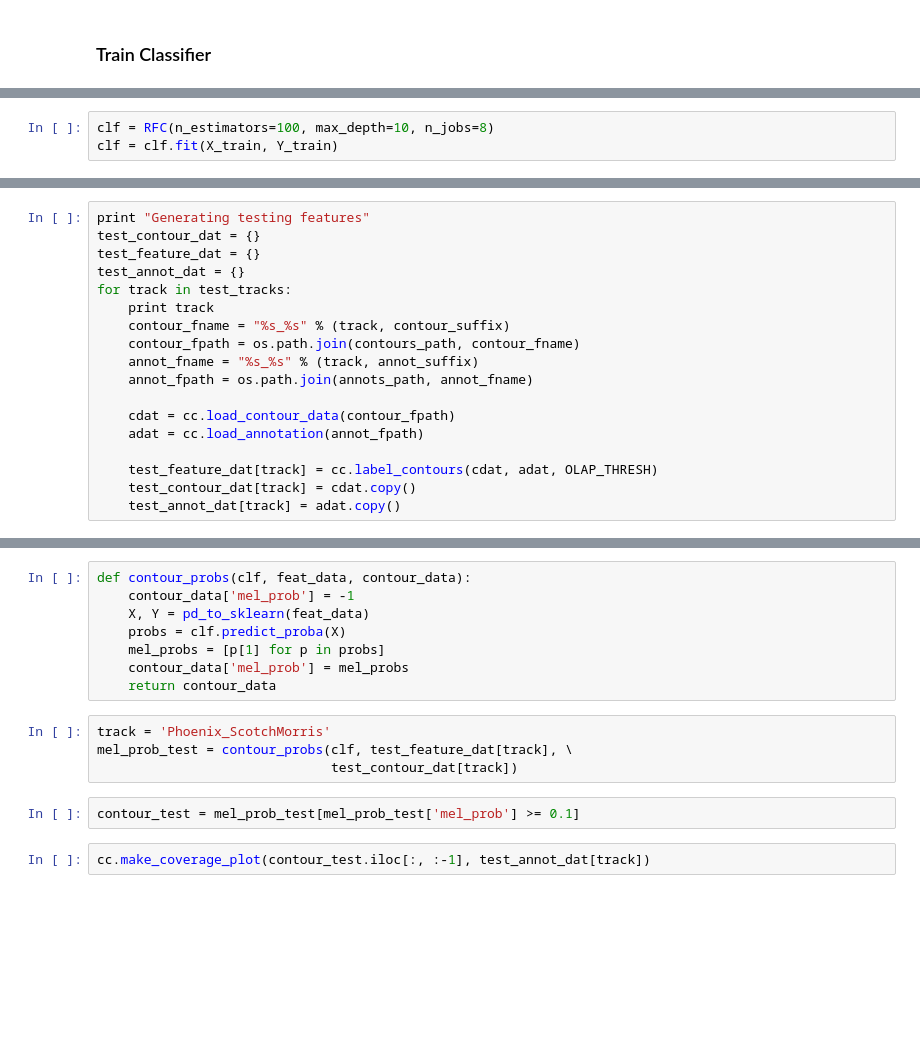
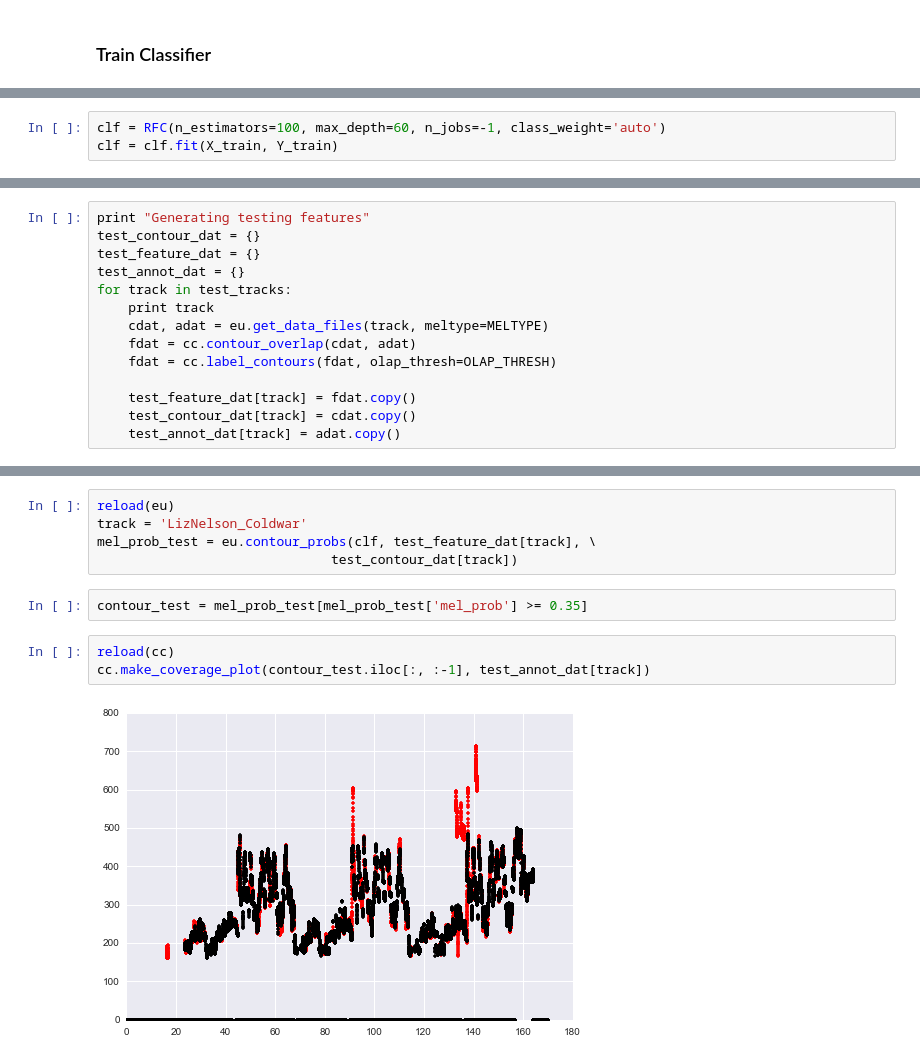
Before and after one commit to rabitt/contour_classification, a Jupyter notebook: contour_training.ipynb, the cells around one changed output, grey strips where cells are left out. Drawn from its saved outputs; the diff is of its cells as text; blank space fills up the shorter version.

```diff
--- a/contour_training.ipynb
+++ b/contour_training.ipynb
@@ -140,5 +254,5 @@ print x[np.argmax(y)]
 # %%
-clf = RFC(n_estimators=100, max_depth=10, n_jobs=8)
+clf = RFC(n_estimators=100, max_depth=60, n_jobs=-1, class_weight='auto')
 clf = clf.fit(X_train, Y_train)
 # %%
 print "Train accuracy: %s" % clf.score(X_train, Y_train)
@@ -150,14 +280,10 @@ test_feature_dat = {}
 test_annot_dat = {}
 for track in test_tracks:
     print track
-    contour_fname = "%s_%s" % (track, contour_suffix)
-    contour_fpath = os.path.join(contours_path, contour_fname)
-    annot_fname = "%s_%s" % (track, annot_suffix)
-    annot_fpath = os.path.join(annots_path, annot_fname)
+    cdat, adat = eu.get_data_files(track, meltype=MELTYPE)
+    fdat = cc.contour_overlap(cdat, adat)
+    fdat = cc.label_contours(fdat, olap_thresh=OLAP_THRESH)
 
-    cdat = cc.load_contour_data(contour_fpath)
-    adat = cc.load_annotation(annot_fpath)
-
-    test_feature_dat[track] = cc.label_contours(cdat, adat, OLAP_THRESH)
+    test_feature_dat[track] = fdat.copy()
     test_contour_dat[track] = cdat.copy()
     test_annot_dat[track] = adat.copy()
@@ -164,16 +308,12 @@ for track in test_tracks:
-# %%
-def contour_probs(clf, feat_data, contour_data):
-    contour_data['mel_prob'] = -1
-    X, Y = pd_to_sklearn(feat_data)
-    probs = clf.predict_proba(X)
-    mel_probs = [p[1] for p in probs]
-    contour_data['mel_prob'] = mel_probs
-    return contour_data
 # %%
-track = 'Phoenix_ScotchMorris'
-mel_prob_test = contour_probs(clf, test_feature_dat[track], \
+reload(eu)
+track = 'LizNelson_Coldwar'
+mel_prob_test = eu.contour_probs(clf, test_feature_dat[track], \
                               test_contour_dat[track])
 # %%
-contour_test = mel_prob_test[mel_prob_test['mel_prob'] >= 0.1]
+contour_test = mel_prob_test[mel_prob_test['mel_prob'] >= 0.35]
 # %%
+reload(cc)
 cc.make_coverage_plot(contour_test.iloc[:, :-1], test_annot_dat[track])
+# %% [output]
+[figure, added]
```
Also changed, not shown: parts of 23 cells of this notebook.
